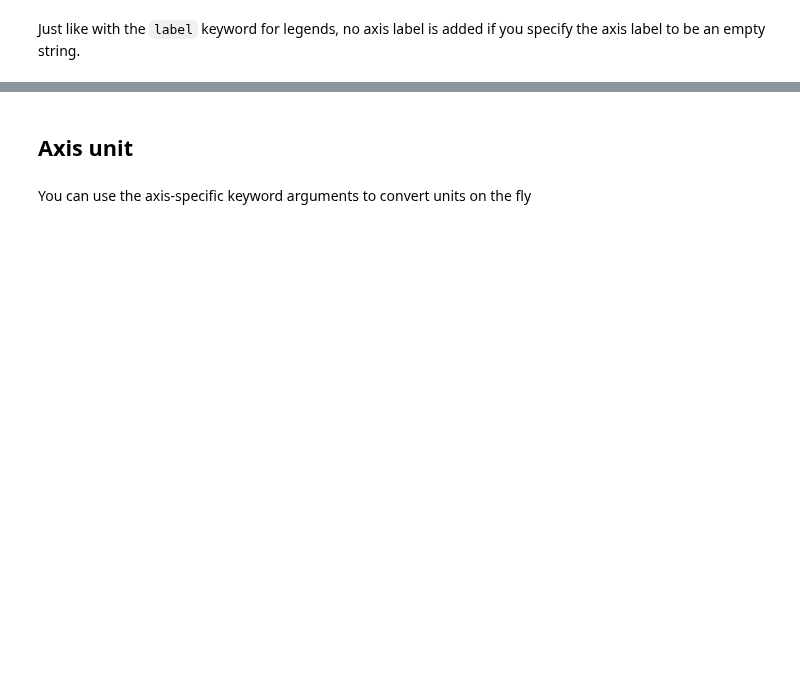
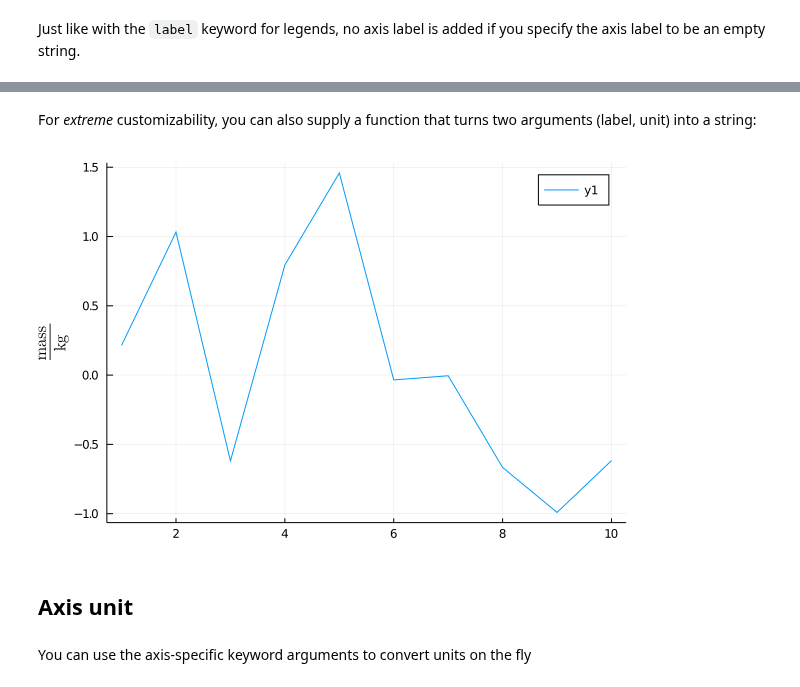
Before and after one commit to jw3126/UnitfulRecipes.jl, a Jupyter notebook: dev/notebooks/1_Examples.ipynb, the cells around one changed output, grey strips where cells are left out. Saved outputs shown, nothing was run; the diff lists cells and outputs as text; code cells hidden in the pictures; blank space fills up the shorter version.

```diff
--- a/dev/notebooks/1_Examples.ipynb
+++ b/dev/notebooks/1_Examples.ipynb
@@ -57,3 +99,11 @@ plot(y, ylabel="")
+# %% [markdown]
+For *extreme* customizability, you can also supply a function that turns two
+arguments (label, unit) into a string:
+# %%
+formatter(l, u) = string("\$\\frac{\\textrm{", l, "}}{\\mathrm{", u, "}}\$")
+plot(y, ylab="mass", unitformat=formatter)
+# %% [output]
+[figure, added]
 # %% [markdown]
 ## Axis unit
 # %% [markdown]
```
Also changed, not shown: parts of 25 cells of this notebook, 5 other files.
